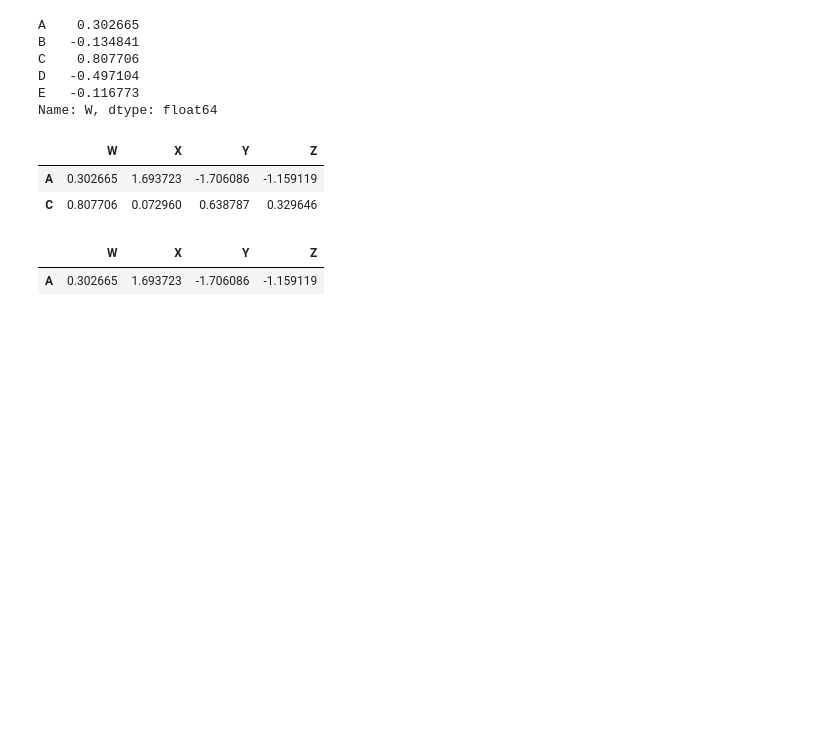
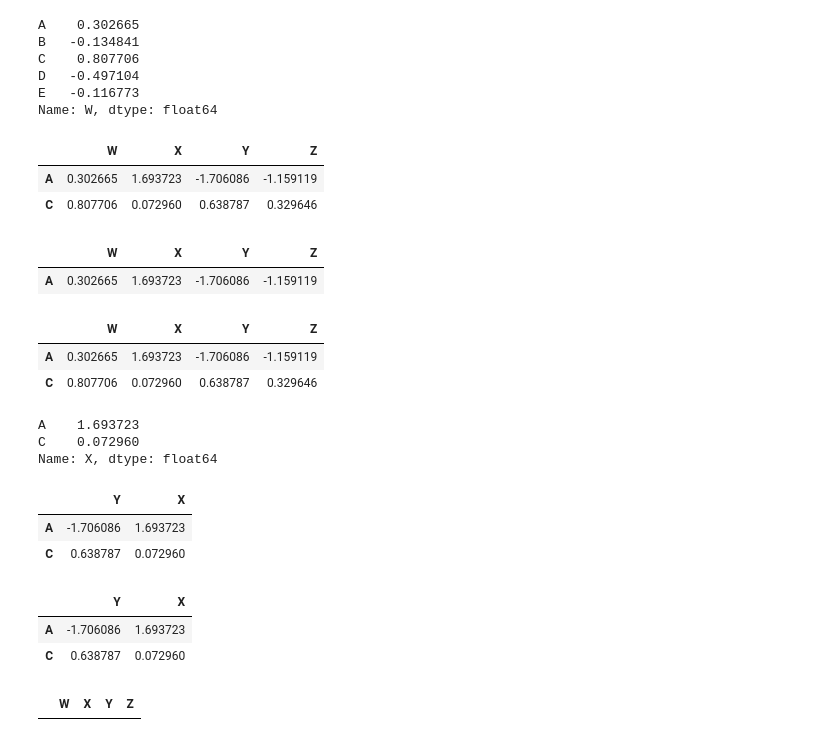
Before and after one commit to majikthise911/notes, a Jupyter notebook: udemyPythonForFinance/notes.ipynb, the cells around one changed output. Saved outputs shown, nothing was run; the diff lists cells and outputs as text; code cells hidden in the pictures; blank space fills up the shorter version.

```diff
--- a/udemyPythonForFinance/notes.ipynb
+++ b/udemyPythonForFinance/notes.ipynb
@@ -296,3 +296,38 @@ df[df['Z']<0] # this is asking for all rows where the value in column Z is less
 # %% [output]
 |  | W | X | Y | Z |
 | A | 0.302665 | 1.693723 | -1.706086 | -1.159119 |
+# %%
+resultdf = df[df['W']>0]
+resultdf
+# %% [output]
+|  | W | X | Y | Z |
+| A | 0.302665 | 1.693723 | -1.706086 | -1.159119 |
+| C | 0.807706 | 0.072960 | 0.638787 | 0.329646 |
+# %%
+df[df['W']>0]['X'] # this is asking for all rows where the value in column W is greater than 0 and then asking for the values in column X
+# %% [output]
+A    1.693723
+C    0.072960
+Name: X, dtype: float64
+# %%
+df[df['W']>0][['Y','X']] # this is asking for all rows where the value in column W is greater than 0 and then asking for the values in column Y and X
+# lets break this down below
+# %% [output]
+|  | Y | X |
+| A | -1.706086 | 1.693723 |
+| C | 0.638787 | 0.072960 |
+# %%
+boolser = df['W']>0 # Finds where the values in column W are greater than 0 and returns a boolean series
+result = df[boolser] # Finds the rows where the values in column W are greater than 0 and returns a dataframe
+mycols = ['Y','X'] # this is a list of the columns we want to return
+result[mycols] # this returns the columns Y and X from the dataframe result
+# %% [output]
+|  | Y | X |
+| A | -1.706086 | 1.693723 |
+| C | 0.638787 | 0.072960 |
+# %%
+# if we want to take a series of boolean ops must use & because "and" operator will get confused
+df[(df['W']>0) & (df['Y']>1)] # must use & instead of and
+# to do the same thing with "or" instead of "and" use the | operator
+# %% [output]
+|  | W | X | Y | Z |
```
Also changed, not shown: parts of 2 cells of this notebook.
